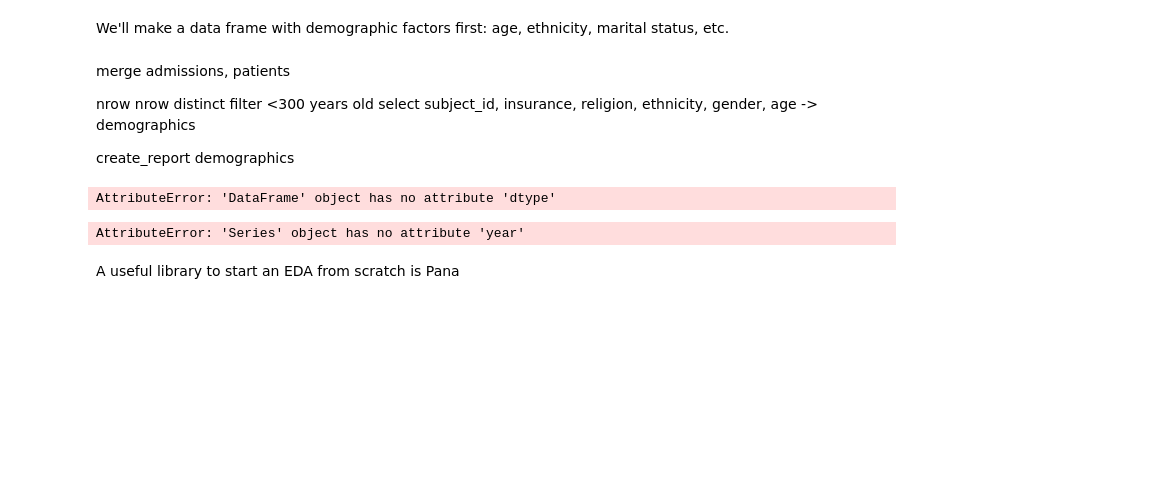
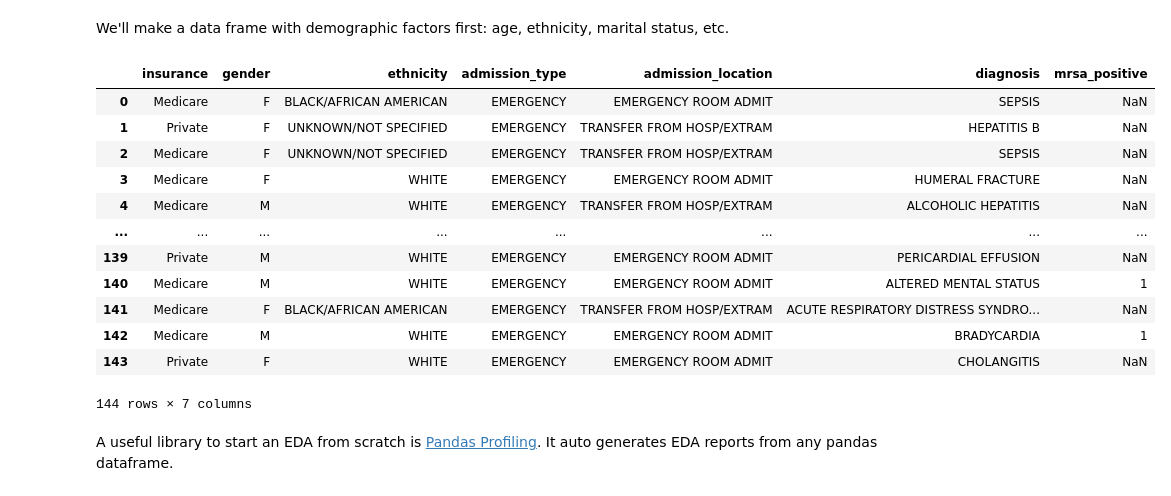
Before and after one commit to isabelizimm/hai-project, a Jupyter notebook: notebooks/01-preliminary-eda.ipynb, the cells around one changed output. Saved outputs shown, nothing was run; the diff lists cells and outputs as text; code cells hidden in the pictures; blank space fills up the shorter version.

```diff
--- a/notebooks/01-preliminary-eda.ipynb
+++ b/notebooks/01-preliminary-eda.ipynb
@@ -4,9 +8,20 @@ Why are they important?
 # %%
 # Import libraries
 import pandas as pd
+import numpy as np
 import os.path
 
 microbiology_events = pd.read_csv("../data/raw/mimic-iii-demo/MICROBIOLOGYEVENTS.csv")
 chart_events = pd.read_csv("../data/raw/mimic-iii-demo/CHARTEVENTS.csv")
 admission = pd.read_csv("../data/raw/mimic-iii-demo/ADMISSIONS.csv")
-patient = pd.read_csv("../data/raw/mimic-iii-demo/PATIENTS.csv")
+
+date_cols = ['dob', 'dod']
+patient = pd.read_csv("../data/raw/mimic-iii-demo/PATIENTS.csv", parse_dates=date_cols)
+# %%
+mrsa_positive_columns = ['subject_id', 'hadm_id', 'org_name']
+mrsa_pt = microbiology_events.loc[ : , mrsa_positive_columns]
+
+mrsa_pt['mrsa_positive'] = np.where(mrsa_pt['org_name']=='POSITIVE FOR METHICILLIN RESISTANT STAPH AUREUS', '1', '0')
+
+mrsa_pt = mrsa_pt[mrsa_pt['mrsa_positive'] != '0'].drop_duplicates()
+mrsa_pt
@@ -12,0 +46,5 @@ patient = pd.read_csv("../data/raw/mimic-iii-demo/PATIENTS.csv")
+# %%
+pt_info = pd.merge(admission, patient, on='subject_id')
+pt_info = pd.merge(pt_info, mrsa_pt, on='subject_id', how='left')
+
+pt_info.info()
@@ -13,11 +69,2 @@ patient = pd.read_csv("../data/raw/mimic-iii-demo/PATIENTS.csv")
 # %% [markdown]
 We'll make a data frame with demographic factors first: age, ethnicity, marital status, etc.
-# %% [markdown]
-merge admissions, patients
-
-nrow
-nrow distinct
-filter <300 years old
-select subject_id, insurance, religion, ethnicity, gender, age -> demographics
-
-create_report demographics
@@ -29,12 +70,0 @@ def calculate_age(dob, dod):
-# %%
-demographics = pd.merge(admission, patient, on='subject_id')
-
-demographics.sample(3)
-# %% [output]
-AttributeError: 'DataFrame' object has no attribute 'dtype'
-# %%
-demographics["dob"] = pd.to_datetime(demographics["dob"], format='%Y%m%d%')
-demographics["dod"] = pd.to_datetime(demographics["dod"], infer_datetime_hformat=True)
-demographics["age"] = calculate_age(demographics["dob"], demographics["dod"])
-# %% [output]
-AttributeError: 'Series' object has no attribute 'year'
@@ -45,5 +71,23 @@ demographics = demographics.loc[ : , demographic_columns]
+# %%
+pt_info_columns = ['insurance', 'gender', 'ethnicity', 'admission_type', 'admission_location', 'diagnosis', 'mrsa_positive']#, 'age']
+pt_info = pt_info.loc[ : , pt_info_columns]
+pt_info
+# %% [output]
+|  | insurance | gender | ethnicity | admission_type | admission_location | diagnosis | mrsa_positive |
+| 0 | Medicare | F | BLACK/AFRICAN AMERICAN | EMERGENCY | EMERGENCY ROOM ADMIT | SEPSIS | NaN |
+| 1 | Private | F | UNKNOWN/NOT SPECIFIED | EMERGENCY | TRANSFER FROM HOSP/EXTRAM | HEPATITIS B | NaN |
+| 2 | Medicare | F | UNKNOWN/NOT SPECIFIED | EMERGENCY | TRANSFER FROM HOSP/EXTRAM | SEPSIS | NaN |
+| 3 | Medicare | F | WHITE | EMERGENCY | EMERGENCY ROOM ADMIT | HUMERAL FRACTURE | NaN |
+| 4 | Medicare | M | WHITE | EMERGENCY | TRANSFER FROM HOSP/EXTRAM | ALCOHOLIC HEPATITIS | NaN |
+| ... | ... | ... | ... | ... | ... | ... | ... |
+| 139 | Private | M | WHITE | EMERGENCY | EMERGENCY ROOM ADMIT | PERICARDIAL EFFUSION | NaN |
+| 140 | Medicare | M | WHITE | EMERGENCY | EMERGENCY ROOM ADMIT | ALTERED MENTAL STATUS | 1 |
+| 141 | Medicare | F | BLACK/AFRICAN AMERICAN | EMERGENCY | TRANSFER FROM HOSP/EXTRAM | ACUTE RESPIRATORY DISTRESS SYNDRO... | NaN |
+| 142 | Medicare | M | WHITE | EMERGENCY | EMERGENCY ROOM ADMIT | BRADYCARDIA | 1 |
+| 143 | Private | F | WHITE | EMERGENCY | EMERGENCY ROOM ADMIT | CHOLANGITIS | NaN |
+144 rows × 7 columns
 # %% [markdown]
-A useful library to start an EDA from scratch is Pana
+A useful library to start an EDA from scratch is [Pandas Profiling](https://pypi.org/project/pandas-profiling/). It auto generates EDA reports from any pandas dataframe.
 # %%
 #Corr matrix patient demographic
 import pandas_profiling
```
Also changed, not shown: parts of 15 cells of this notebook, 2 other files.
